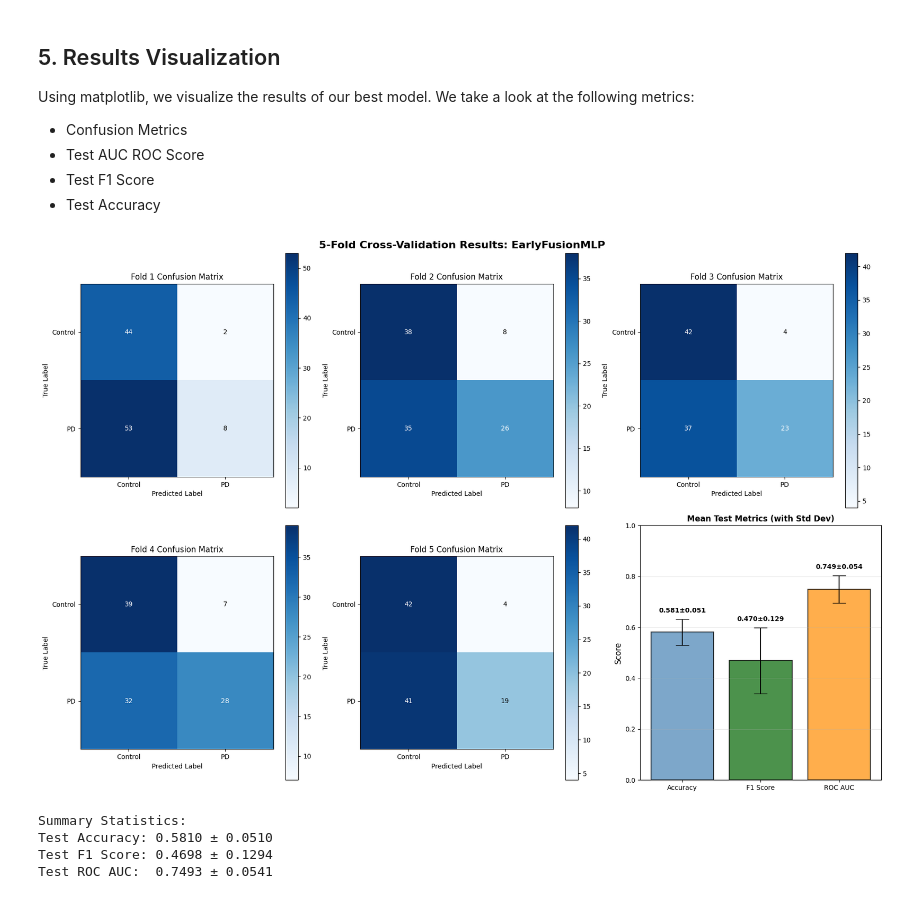
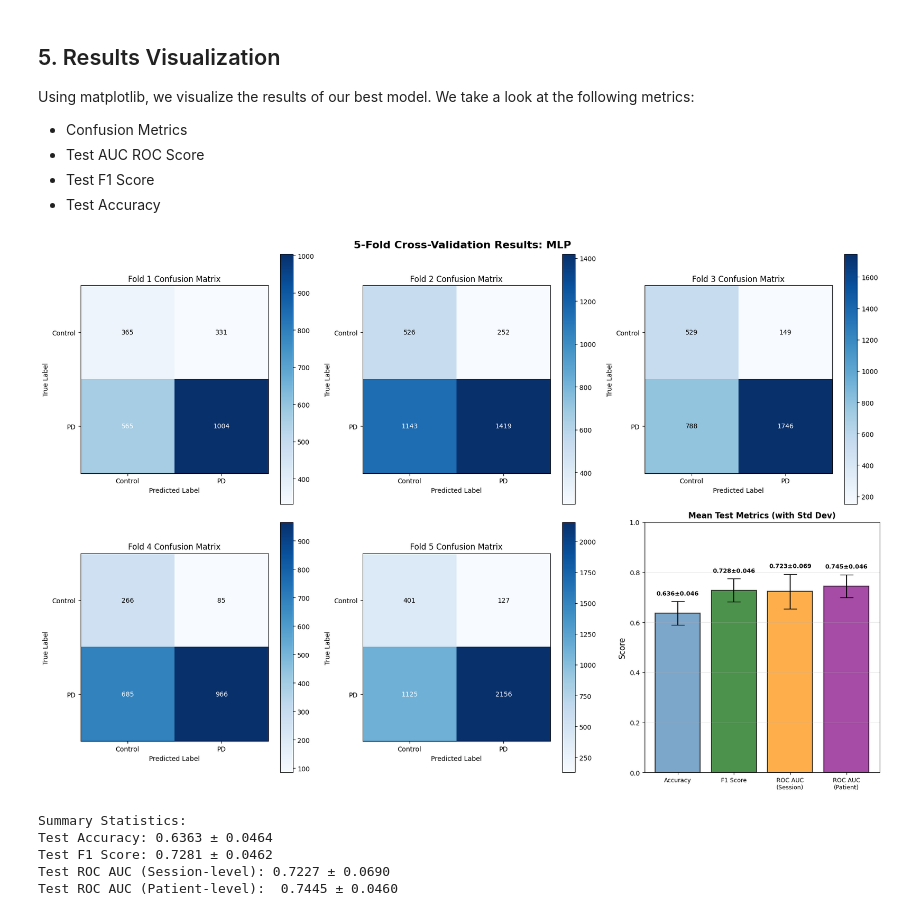
Before and after one commit to maelysclerget/multimodal-parkinson-detection-ml, a Jupyter notebook: src_GAMMA/FusionPipelines/EarlyFeatureFusionPipeline.ipynb, the cells around one changed output. Cells and saved outputs as stored; diff of their text form; code cells hidden in the pictures.

Commit message:
Add patient-level and session-level AUC calculation

```diff
--- a/src_GAMMA/FusionPipelines/EarlyFeatureFusionPipeline.ipynb
+++ b/src_GAMMA/FusionPipelines/EarlyFeatureFusionPipeline.ipynb
@@ -105,11 +106,11 @@ hyperparam_tuning_res = hyperparameter_tuning(
     train_folds_csv = TRAIN_FOLDS,
     val_test_folds_csv = VAL_TEST_FOLDS,
     output_dir = output_dir_mlp,
-    hidden_dims = [[256, 128, 64, 32]],
+    hidden_dims = [[256, 128, 64]],
     batch_size = [64],
     weight_decay = [0.0001],
-    dropout = [0.75, 0.77, 0.73],
-    class_weight = [2.8, 2.9, 3.0],
+    dropout = [0.75],
+    class_weight = [3.0],
     num_epochs = [150],
     learning_rate = [0.001],
     verbose = True
@@ -189,42 +190,50 @@ for i, cm in enumerate(hyperparam_tuning_res['confusion_matrices']):
         ax.set_xticks([0, 1])
         ax.set_yticks([0, 1])
         ax.set_xticklabels(['Control', 'PD'])
         ax.set_yticklabels(['Control', 'PD'])
 
 # Plot mean metrics with error bars in the last subplot
 ax = axes[1, 2]
-metrics = ['Accuracy', 'F1 Score', 'ROC AUC']
-means = [hyperparam_tuning_res['mean_test_acc'], hyperparam_tuning_res['mean_test_f1'], hyperparam_tuning_res['mean_test_roc_auc']]
-stds = [hyperparam_tuning_res['std_test_acc'], hyperparam_tuning_res['std_test_f1'], hyperparam_tuning_res['std_test_roc_auc']]
+metrics = ['Accuracy', 'F1 Score', 'ROC AUC\n(Session)', 'ROC AUC\n(Patient)']
+means = [hyperparam_tuning_res['mean_test_acc'],
+         hyperparam_tuning_res['mean_test_f1'],
+         hyperparam_tuning_res['mean_test_roc_auc_session'],
+         hyperparam_tuning_res['mean_test_roc_auc_patient']]
+stds = [hyperparam_tuning_res['std_test_acc'],
+        hyperparam_tuning_res['std_test_f1'],
+        hyperparam_tuning_res['std_test_roc_auc_session'],
+        hyperparam_tuning_res['std_test_roc_auc_patient']]
 
 x_pos = np.arange(len(metrics))
 bars = ax.bar(x_pos, means, yerr=stds, align='center', alpha=0.7,
-              color=['steelblue', 'darkgreen', 'darkorange'],
+              color=['steelblue', 'darkgreen', 'darkorange', 'purple'],
               ecolor='black', capsize=10, edgecolor='black', linewidth=1.5)
 
 ax.set_ylabel('Score', fontsize=12)
 ax.set_title('Mean Test Metrics (with Std Dev)', fontsize=12, fontweight='bold')
 ax.set_xticks(x_pos)
-ax.set_xticklabels(metrics)
+ax.set_xticklabels(metrics, fontsize=9)
 ax.set_ylim([0, 1.0])
 ax.grid(True, alpha=0.3, axis='y')
 
 # Add value labels on bars
 for i, (mean, std) in enumerate(zip(means, stds)):
     ax.text(i, mean + std + 0.02, f'{mean:.3f}±{std:.3f}',
-            ha='center', va='bottom', fontsize=10, fontweight='bold')
+            ha='center', va='bottom', fontsize=9, fontweight='bold')
 
 plt.tight_layout()
 plt.show()
 
 # Print summary statistics
 print("\nSummary Statistics:")
 print(f"Test Accuracy: {hyperparam_tuning_res['mean_test_acc']:.4f} ± {hyperparam_tuning_res['std_test_acc']:.4f}")
 print(f"Test F1 Score: {hyperparam_tuning_res['mean_test_f1']:.4f} ± {hyperparam_tuning_res['std_test_f1']:.4f}")
-print(f"Test ROC AUC:  {hyperparam_tuning_res['mean_test_roc_auc']:.4f} ± {hyperparam_tuning_res['std_test_roc_auc']:.4f}")
+print(f"Test ROC AUC (Session-level): {hyperparam_tuning_res['mean_test_roc_auc_session']:.4f} ± {hyperparam_tuning_res['std_test_roc_auc_session']:.4f}")
+print(f"Test ROC AUC (Patient-level):  {hyperparam_tuning_res['mean_test_roc_auc_patient']:.4f} ± {hyperparam_tuning_res['std_test_roc_auc_patient']:.4f}")
 # %% [output]
-[figure, old version]
+[figure, new version]
 Summary Statistics:
-Test Accuracy: 0.5810 ± 0.0510
-Test F1 Score: 0.4698 ± 0.1294
-Test ROC AUC:  0.7493 ± 0.0541
+Test Accuracy: 0.6363 ± 0.0464
+Test F1 Score: 0.7281 ± 0.0462
+Test ROC AUC (Session-level): 0.7227 ± 0.0690
+Test ROC AUC (Patient-level):  0.7445 ± 0.0460
```
Also changed, not shown: parts of 3 cells of this notebook, 5 other files.
